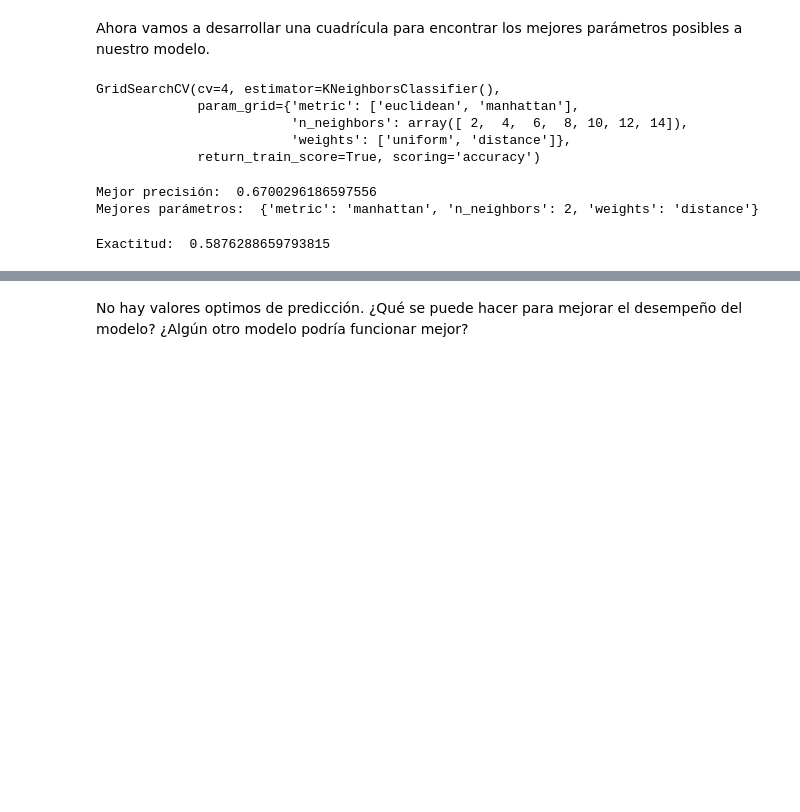
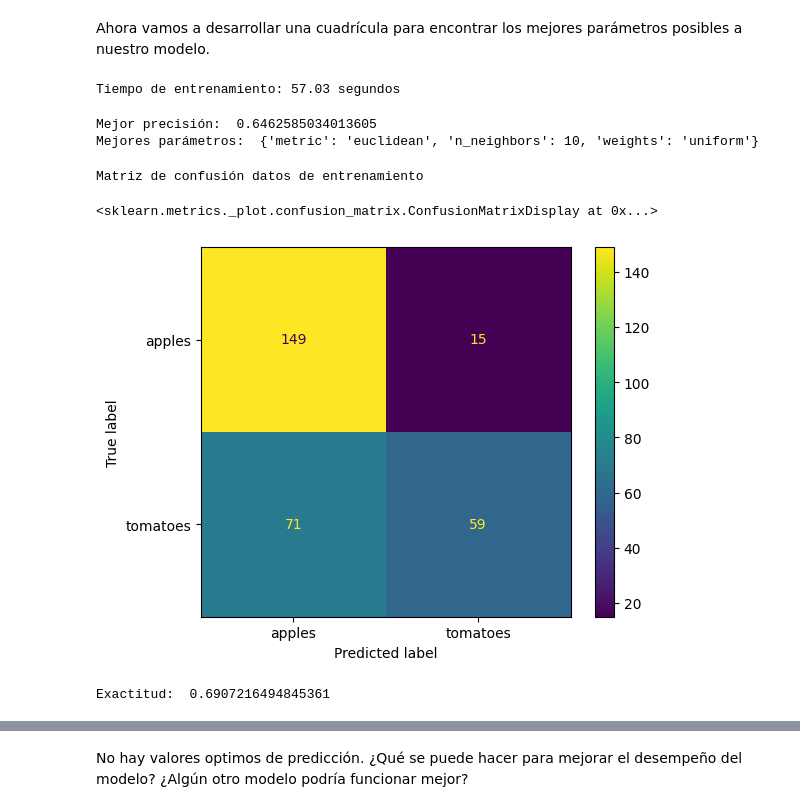
Before and after one commit to ee-ortiz/ISIS-4825_202320_IM-GENES_Y_VISION, a Jupyter notebook: Laboratorio 1/Practica/MISIS4825-M&V2023 - LAB1 - Práctica 1.ipynb, the cells around one changed output, grey strips where cells are left out. Drawn from its saved outputs; the diff is of its cells as text; code cells hidden in the pictures; blank space fills up the shorter version.

```diff
--- a/Laboratorio 1/Practica/MISIS4825-M&V2023 - LAB1 - Práctica 1.ipynb
+++ b/Laboratorio 1/Practica/MISIS4825-M&V2023 - LAB1 - Práctica 1.ipynb
@@ -197,30 +199,43 @@ print(x_train_flatten.shape)
 # %% [markdown]
 Ahora vamos a desarrollar una cuadrícula para encontrar los mejores parámetros posibles a nuestro modelo.
 # %%
+start = time.time()
+
 param_grid = {
-    'n_neighbors': np.arange(2, 15, 2),
-    'weights': ['uniform', 'distance'],
+    'n_neighbors': np.arange(6, 15, 2),
+    'weights': ['uniform'],
     'metric': ['euclidean', 'manhattan']
 }
 
 # Crear la instancia de GridSearchCV (Grilla de búsqueda)
 grid_search = GridSearchCV(KNeighborsClassifier(), param_grid, scoring="accuracy", # Nos concentraremos en la exactitud (cuántas predicciones son correctas)
-                           cv=4, return_train_score=True)
+                           cv=6, return_train_score=True)
 
 # Entrenar el modelo
 grid_search.fit(x_train_flatten, y_train)
+
+end = time.time()
+
+print("Tiempo de entrenamiento: {:.2f} segundos".format(end - start))
 # %% [output]
-GridSearchCV(cv=4, estimator=KNeighborsClassifier(),
-             param_grid={'metric': ['euclidean', 'manhattan'],
-                         'n_neighbors': array([ 2,  4,  6,  8, 10, 12, 14]),
-                         'weights': ['uniform', 'distance']},
-             return_train_score=True, scoring='accuracy')
+Tiempo de entrenamiento: 57.03 segundos
 # %%
 print("Mejor precisión: ", grid_search.best_score_)
 print("Mejores parámetros: ", grid_search.best_params_)
 # %% [output]
-Mejor precisión:  0.6700296186597556
-Mejores parámetros:  {'metric': 'manhattan', 'n_neighbors': 2, 'weights': 'distance'}
+Mejor precisión:  0.6462585034013605
+Mejores parámetros:  {'metric': 'euclidean', 'n_neighbors': 10, 'weights': 'uniform'}
+# %%
+print("Matriz de confusión datos de entrenamiento")
+
+# Matriz de confusión para entrenamiento
+cm = confusion_matrix(y_train, grid_search.best_estimator_.predict(x_train_flatten))
+disp = ConfusionMatrixDisplay(confusion_matrix=cm, display_labels=unique_train)
+disp.plot()
+# %% [output]
+Matriz de confusión datos de entrenamiento
+<sklearn.metrics._plot.confusion_matrix.ConfusionMatrixDisplay at 0x...>
+[figure, added]
 # %%
 # Mejor modelo
 best_model = grid_search.best_estimator_
@@ -229,4 +244,4 @@ y_pred = best_model.predict(x_test_flatten)
 # Exactitud
 print("Exactitud: ", accuracy_score(y_test, y_pred))
 # %% [output]
-Exactitud:  0.5876288659793815
+Exactitud:  0.6907216494845361
```
Also changed, not shown: parts of 17 cells of this notebook.
